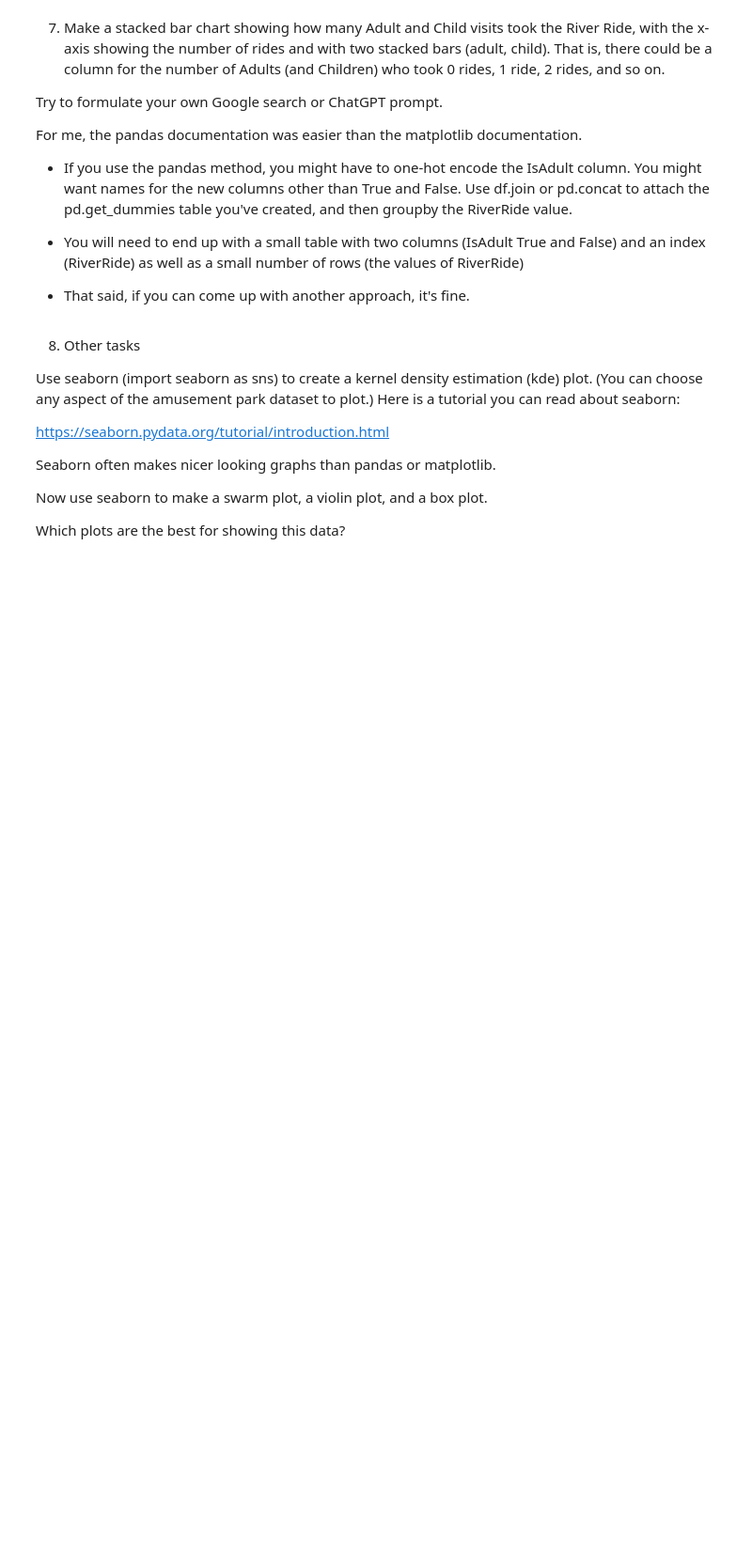
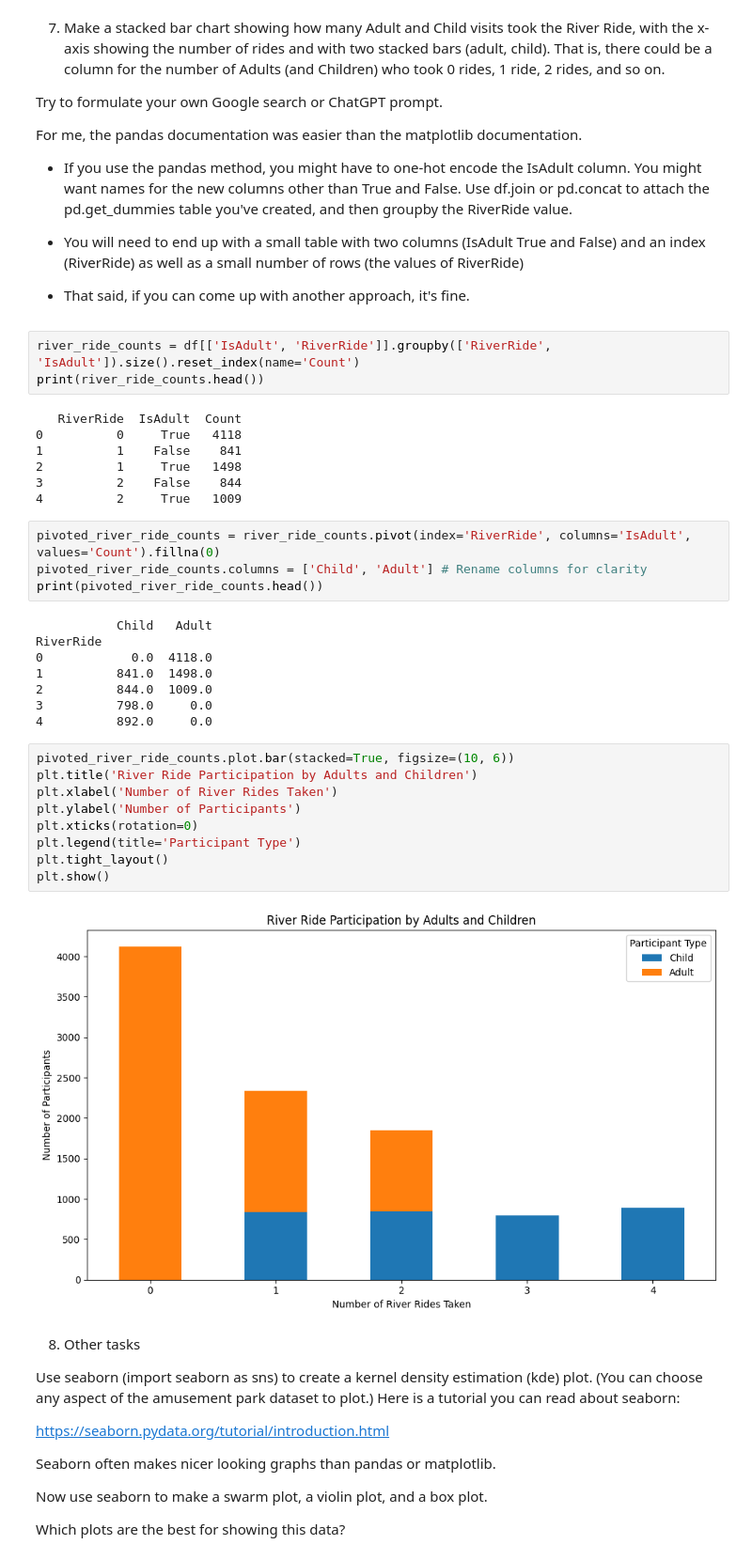
Before and after one commit to salil82/Module-B-semester-2, a Jupyter notebook: OMDS-ModB2-Week3-Deshpande-Salil.ipynb, the cells around one changed output. Shown at 94% size. Drawn from its saved outputs; the diff is of its cells as text; blank space fills up the shorter version.

```diff
--- a/OMDS-ModB2-Week3-Deshpande-Salil.ipynb
+++ b/OMDS-ModB2-Week3-Deshpande-Salil.ipynb
@@ -318,6 +353,39 @@ For me, the pandas documentation was easier than the matplotlib documentation.
 * You will need to end up with a small table with two columns (IsAdult True and False) and an index (RiverRide) as well as a small number of rows (the values of RiverRide)
 
 * That said, if you can come up with another approach, it's fine.
+# %%
+river_ride_counts = df[['IsAdult', 'RiverRide']].groupby(['RiverRide', 'IsAdult']).size().reset_index(name='Count')
+print(river_ride_counts.head())
+# %% [output]
+   RiverRide  IsAdult  Count
+0          0     True   4118
+1          1    False    841
+2          1     True   1498
+3          2    False    844
+4          2     True   1009
+# %%
+pivoted_river_ride_counts = river_ride_counts.pivot(index='RiverRide', columns='IsAdult', values='Count').fillna(0)
+pivoted_river_ride_counts.columns = ['Child', 'Adult'] # Rename columns for clarity
+print(pivoted_river_ride_counts.head())
+# %% [output]
+           Child   Adult
+RiverRide
+0            0.0  4118.0
+1          841.0  1498.0
+2          844.0  1009.0
+3          798.0     0.0
+4          892.0     0.0
+# %%
+pivoted_river_ride_counts.plot.bar(stacked=True, figsize=(10, 6))
+plt.title('River Ride Participation by Adults and Children')
+plt.xlabel('Number of River Rides Taken')
+plt.ylabel('Number of Participants')
+plt.xticks(rotation=0)
+plt.legend(title='Participant Type')
+plt.tight_layout()
+plt.show()
+# %% [output]
+[figure, added]
 # %% [markdown]
 8. Other tasks
 
```
Also changed, not shown: parts of 92 cells of this notebook.
